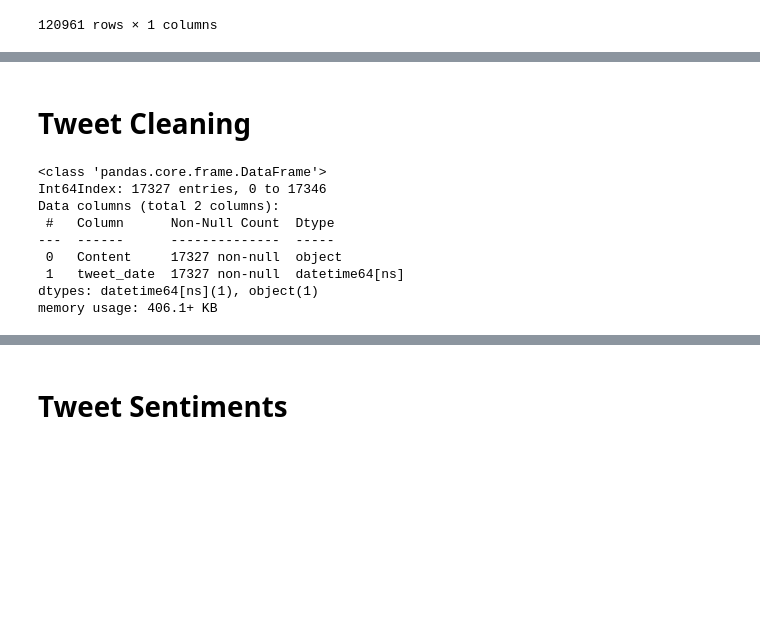
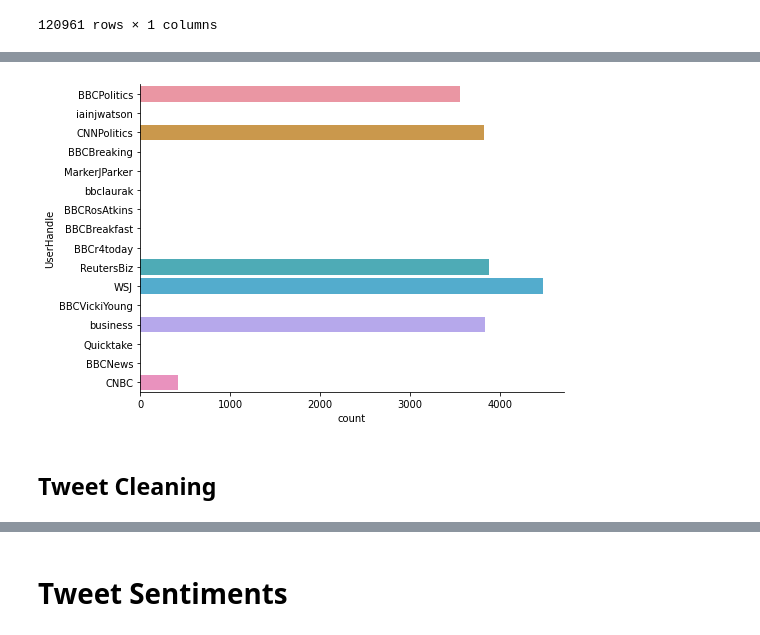
Before and after one commit to warriorprince86/MachineLearning, a Jupyter notebook: project/src/datamerge.ipynb, the cells around one changed output, grey strips where cells are left out. Saved outputs shown, nothing was run; the diff lists cells and outputs as text; code cells hidden in the pictures; blank space fills up the shorter version.

```diff
--- a/project/src/datamerge.ipynb
+++ b/project/src/datamerge.ipynb
@@ -108,0 +153,12 @@ df_date
+# %%
+tweets_file = 'data/News_tweets.csv'
+df_tweets = pd.read_csv(tweets_file)
+df_tweets['Time']=pd.to_datetime(df_tweets.Time)
+
+df_tweets['Time'] = df_tweets.Time.apply(lambda row: row-timedelta(hours=5)) # change time to EST
+df_tweets.rename(columns={'Time':'tweet_date'}, inplace = True)
+
+colofinterest = ['tweet_date','Content','RetweetNum','LikeNum','UserHandle']
+df_tweets = df_tweets[colofinterest].sort_values(by='tweet_date',ascending=True).reset_index(drop=True)
+print(df_tweets.shape)
+df_tweets.head()
@@ -109,2 +173,7 @@ df_date
+# %%
+import seaborn as sns
+plt = sns.catplot(y='UserHandle', kind='count', data=df_tweets, height=5, aspect=1.5)
+# %% [output]
+[figure, added]
 # %% [markdown]
-# Tweet Cleaning
+## Tweet Cleaning
@@ -128,18 +179,0 @@ from nltk.corpus import stopwords
-# %%
-# Tweets Data
-df_tweets = pd.read_csv('data/combined_data.csv').iloc[:,1:]
-df_tweets['Date'] = df_tweets.Time.apply(pd.to_datetime)
-df_tweets = df_tweets.dropna(how='any')
-df_tweets.drop(columns='Time', inplace =True)
-df_tweets.rename(columns={'Date':'tweet_date'}, inplace = True)
-df_tweets.info()
-# %% [output]
-<class 'pandas.core.frame.DataFrame'>
-Int64Index: 17327 entries, 0 to 17346
-Data columns (total 2 columns):
- #   Column      Non-Null Count  Dtype
----  ------      --------------  -----
- 0   Content     17327 non-null  object
- 1   tweet_date  17327 non-null  datetime64[ns]
-dtypes: datetime64[ns](1), object(1)
-memory usage: 406.1+ KB
```
Also changed, not shown: parts of 32 cells of this notebook, 4 other files.
